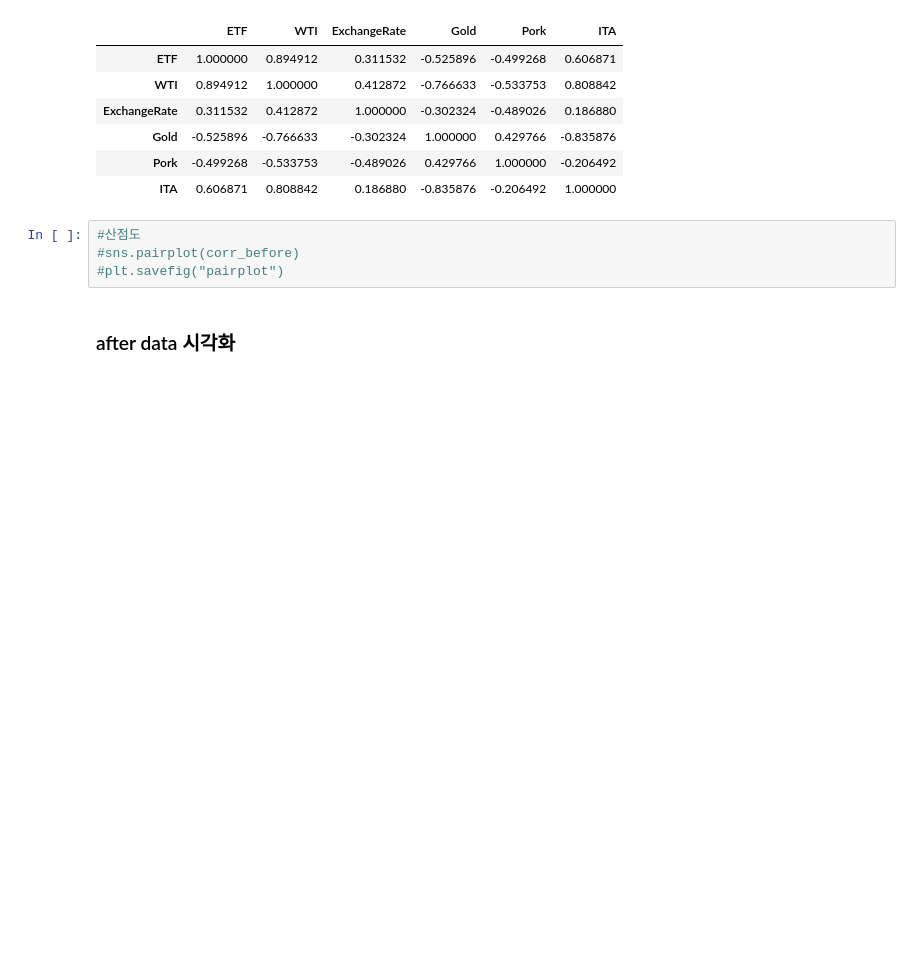
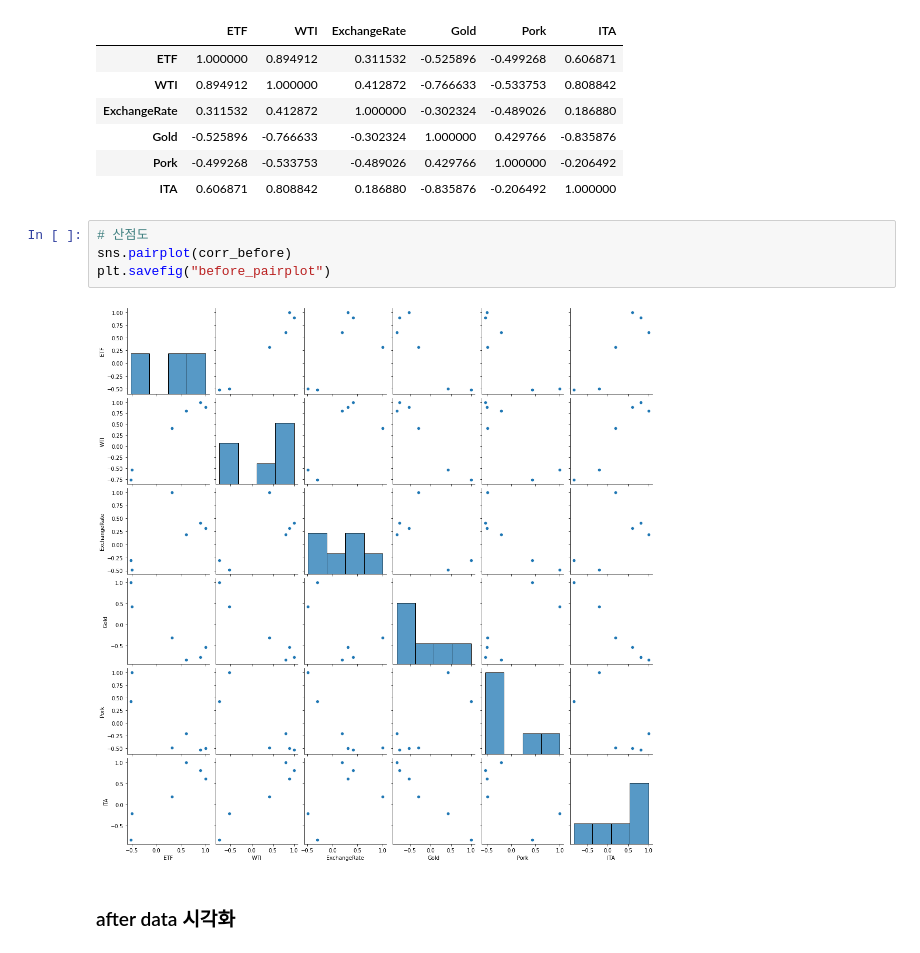
Before and after one commit to dlslrksk/ubion_hackaton, a Jupyter notebook: 무덤/1차/visualization.ipynb, the cells around one changed output. Cells and saved outputs as stored; diff of their text form; blank space fills up the shorter version.

```diff
--- a/무덤/1차/visualization.ipynb
+++ b/무덤/1차/visualization.ipynb
@@ -43,9 +42,11 @@ corr_before.style.background_gradient(cmap='Blues')
 | Pork | -0.499268 | -0.533753 | -0.489026 | 0.429766 | 1.000000 | -0.206492 |
 | ITA | 0.606871 | 0.808842 | 0.186880 | -0.835876 | -0.206492 | 1.000000 |
 # %%
-#산점도
-#sns.pairplot(corr_before)
-#plt.savefig("pairplot")
+# 산점도
+sns.pairplot(corr_before)
+plt.savefig("before_pairplot")
+# %% [output]
+[figure, added]
 # %% [markdown]
 ### after data 시각화
 # %%
```
Also changed, not shown: parts of 3 cells of this notebook, 40 other files.
